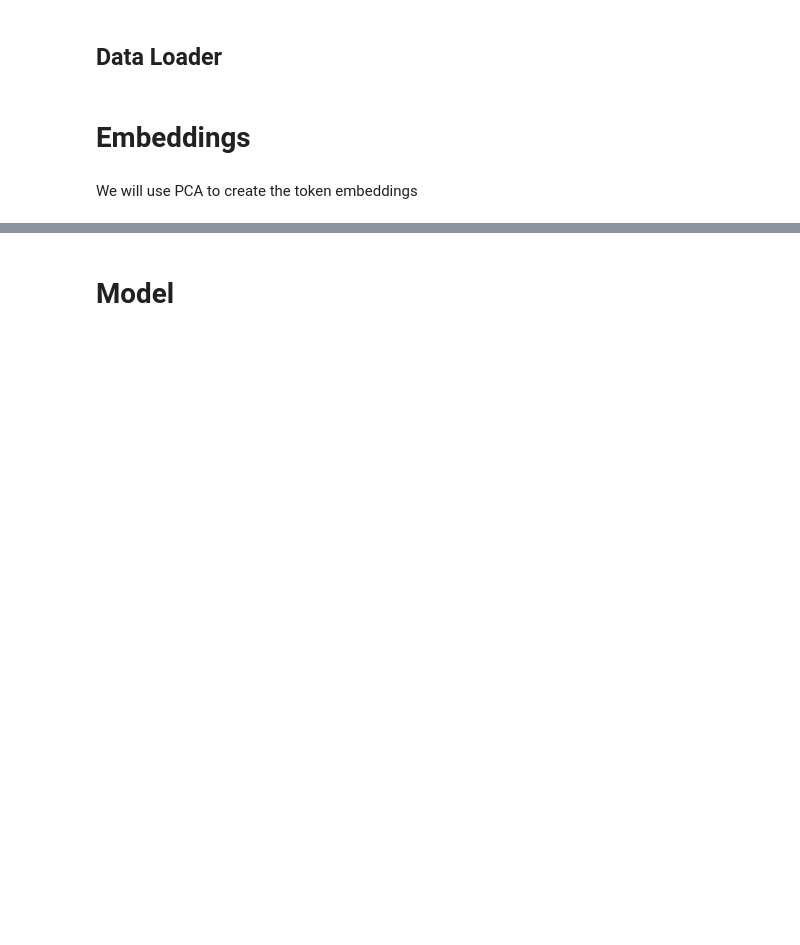
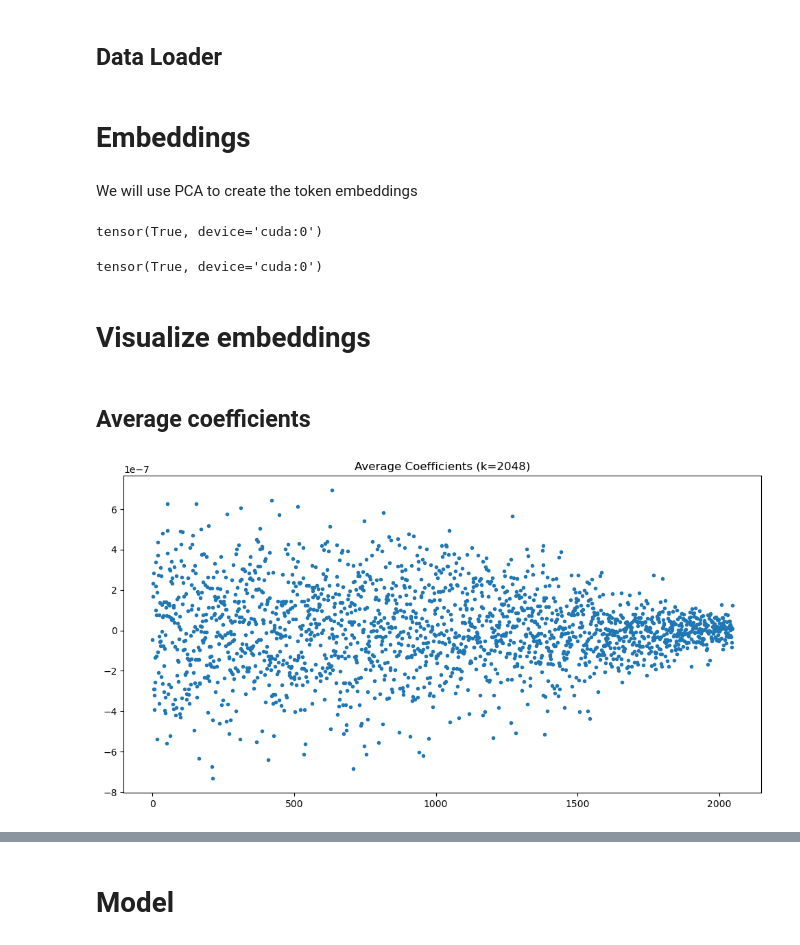
Before and after one commit to varunchitturi/ese-2000-labs, a Jupyter notebook: Lab 9/Lab_9.ipynb, the cells around one changed output, grey strips where cells are left out. Saved outputs shown, nothing was run; the diff lists cells and outputs as text; code cells hidden in the pictures; blank space fills up the shorter version.

Commit message:
Fix non-symmetric co-ocurrence. Add plots for PCA

```diff
--- a/Lab 9/Lab_9.ipynb
+++ b/Lab 9/Lab_9.ipynb
@@ -105,18 +148,62 @@ We will use PCA to create the token embeddings
 # The co-occurrence matrix X is a VxV (V is our vocab size) symmetric matrix where X_ij is how many times the ith word appears within W words away from the jth word.
 W = 10
 X = torch.stack([torch.zeros(len(vocab)) for _ in range(len(vocab))])
-for i in trange(len(tokenized_text)):
-    words_to_right = tokenized_text[i+1:i+W+1]
-    words_to_left = tokenized_text[i-W:i]
-    X[tokenized_text[i], words_to_right] += 1.0
-    X[tokenized_text[i], words_to_left] += 1.0
+for t_idx in trange(len(tokenized_text)):
+    left_bound = max(t_idx-W//2,0)
+    right_bound = min(t_idx+W//2+1,len(tokenized_text))
+    context_words = tokenized_text[left_bound : right_bound]
+    for u_idx in range(left_bound, right_bound):
+        t = tokenized_text[t_idx]
+        u = tokenized_text[u_idx]
+        X[t, u] += 1.0
 X = X.to(device)
+# X should be a symmetric matrix
+torch.isclose(X, X.T, atol=1e-3).all()
+# %% [output]
+tensor(True, device='cuda:0')
+# %%
+torch.isclose(X, X.T, atol=1e-3).all()
+# %% [output]
+tensor(True, device='cuda:0')
 # %%
 # Torch has a bug on mps devices so this won't work on MacBooks
 embedding_dim = 256
-X -= X.mean(dim=1, keepdim=True)
-X /= X.std(dim=1, keepdim=True)
-cov = (X @ X.T)/(X.shape[0] - 1)
+Z = X - X.mean(dim=0, keepdim=True)
+Z /= Z.std(dim=0, keepdim=True)
+cov = (Z @ Z.T)/(Z.shape[0] - 1)
 L, Q = torch.linalg.eigh(cov)
-principle_eigv = Q[:, -embedding_dim:].T
-embeddings = X @ principle_eigv.T # (vocab_size, embedding_dim)
+principal_eigv = Q[:, -embedding_dim:].T
+
+# PCA embeddings for training
+embeddings = Z @ principal_eigv.T # (vocab_size, embedding_dim)
+# Full embeddings if we need them to visualize
+# In vector form would be Q.T @ x_n
+full_embeddings = Z @ Q
+# %% [markdown]
+# Visualize embeddings
+# %% [markdown]
+## Average coefficients
+# %%
+# average_coefficients = full_embeddings.mean(axis=0)
+import seaborn as sns
+import matplotlib.pyplot as plt
+import numpy as np
+
+# Assuming full_embeddings is a PyTorch tensor
+K=2048
+average_coefficients = full_embeddings.mean(axis=0)
+data = average_coefficients[-K:].cpu().numpy()
+
+# Calculate mean and standard error
+mean = np.mean(data)
+std_error = np.std(data) / np.sqrt(len(data))
+
+# Create the plot
+plt.figure(figsize=(12, 6))
+plt.title(f"Average Coefficients (k={K})")
+fig= plt.plot(range(K), data,marker='.',linestyle='')
+
+
+plt.show()
+# %% [output]
+[figure, added]
```
Also changed, not shown: parts of 13 cells of this notebook.
